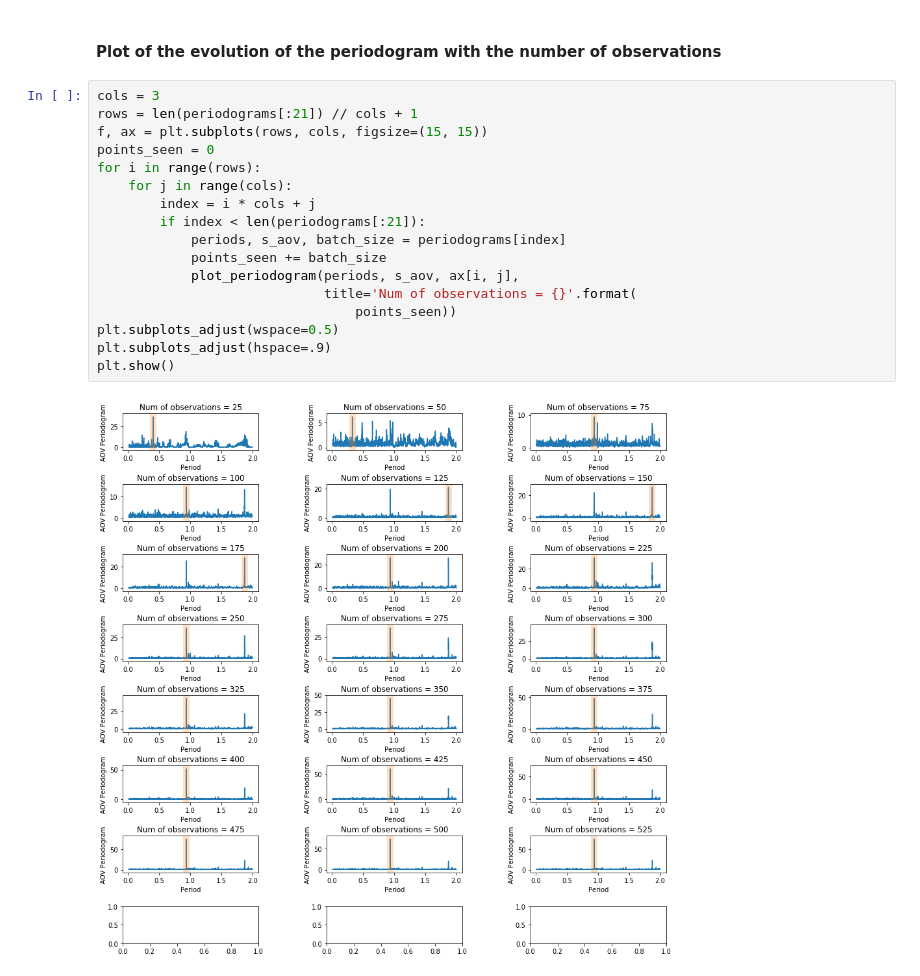
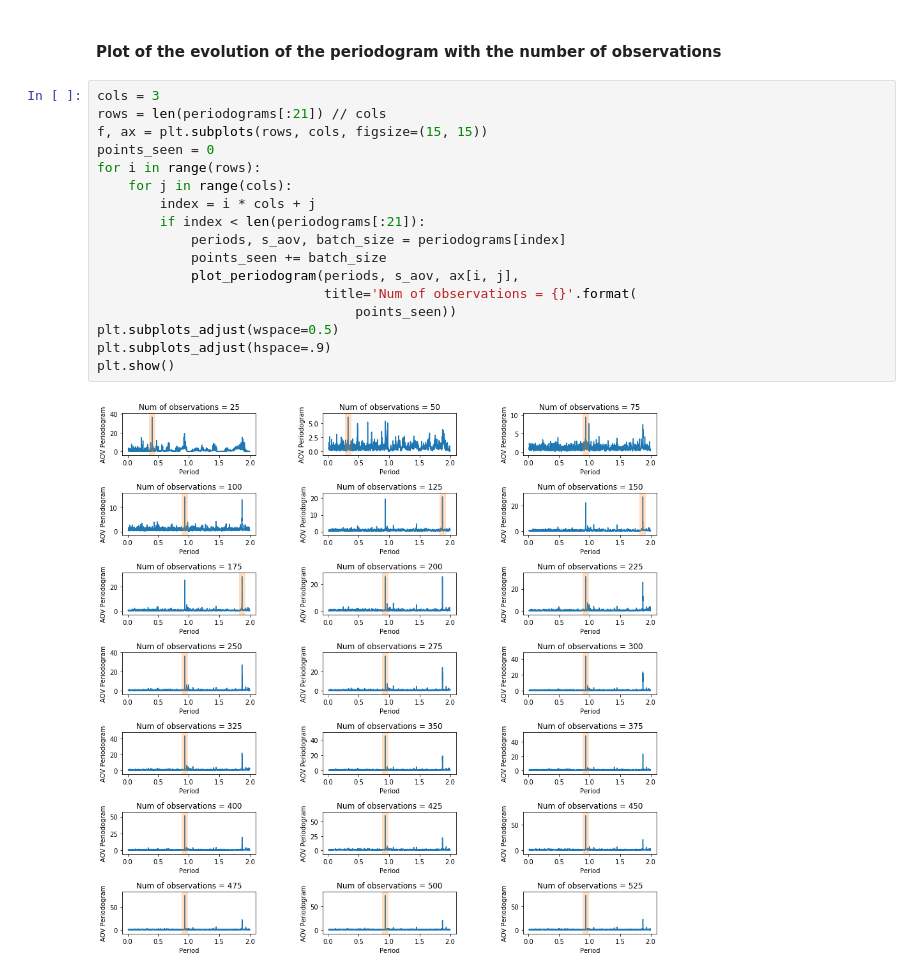
Before and after one commit to trannguyenle95/variational-gmm, a Jupyter notebook: streaming-aov-periodogram.ipynb, the cells around one changed output. Drawn from its saved outputs; the diff is of its cells as text.

```diff
--- a/streaming-aov-periodogram.ipynb
+++ b/streaming-aov-periodogram.ipynb
@@ -212,20 +212,20 @@ Elapsed time for 49 batches: 1.020810842514038 secs
 #### Plot of the evolution of the periodogram with the number of observations
 # %%
 cols = 3
-rows = len(periodograms[:21]) // cols + 1
+rows = len(periodograms[:21]) // cols
 f, ax = plt.subplots(rows, cols, figsize=(15, 15))
 points_seen = 0
 for i in range(rows):
     for j in range(cols):
         index = i * cols + j
         if index < len(periodograms[:21]):
             periods, s_aov, batch_size = periodograms[index]
             points_seen += batch_size
             plot_periodogram(periods, s_aov, ax[i, j],
                              title='Num of observations = {}'.format(
                                  points_seen))
 plt.subplots_adjust(wspace=0.5)
 plt.subplots_adjust(hspace=.9)
 plt.show()
 # %% [output]
-[figure, old version]
+[figure, new version]
```
Also changed, not shown: 2 other files.
